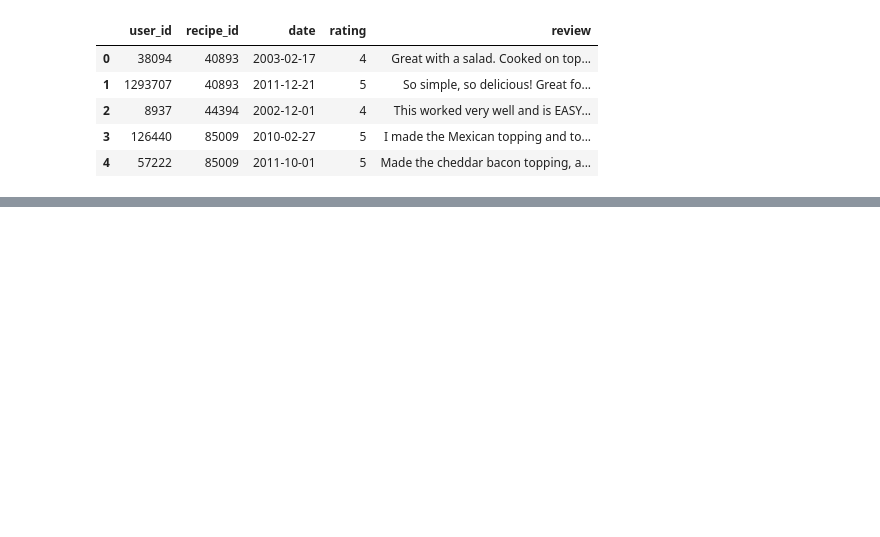
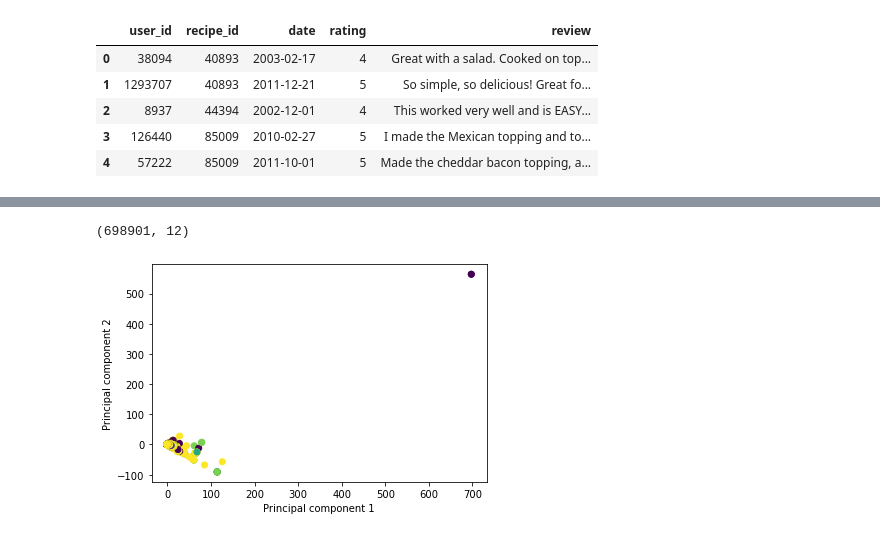
Before and after one commit to pbcpraveen/SavorSync, a Jupyter notebook: data_analysis/Analysis.ipynb, the cells around one changed output, grey strips where cells are left out. Cells and saved outputs as stored; diff of their text form; code cells hidden in the pictures; blank space fills up the shorter version.

```diff
--- a/data_analysis/Analysis.ipynb
+++ b/data_analysis/Analysis.ipynb
@@ -109,0 +175,30 @@ plt.hist(list(timeTakenPerRecipe.values()))
+# %%
+x.shape
+# %% [output]
+(698901, 12)
+# %%
+x = (x - np.mean(x, axis=0)) / np.std(x, axis=0)
+trainData = [(x[i], y[i]) for i in (tqdm(range(len(x))))]
+# %%
+# save train data
+with open('data/trainData.pkl', 'wb') as f:
+    pickle.dump(trainData, f)
+# %%
+with open('data/trainData.pkl', 'rb') as f:
+    trainData = pickle.load(f)
+x = np.array([x for x, _ in trainData])
+y = np.array([y for _, y in trainData])
+# %%
+# get top 2 principal components of x
+from sklearn.decomposition import PCA
+pca = PCA(n_components=2)
+pca.fit(x)
+x_pca = pca.transform(x)
+# %%
+# plot top 2 principal components and color code by rating
+plt.scatter(x_pca[:, 0], x_pca[:, 1], c=y)
+plt.xlabel('Principal component 1')
+plt.ylabel('Principal component 2')
+plt.savefig('plots/pca.png', bbox_inches='tight')
+# %% [output]
+[figure, added]
```
Also changed, not shown: parts of 17 cells of this notebook.
